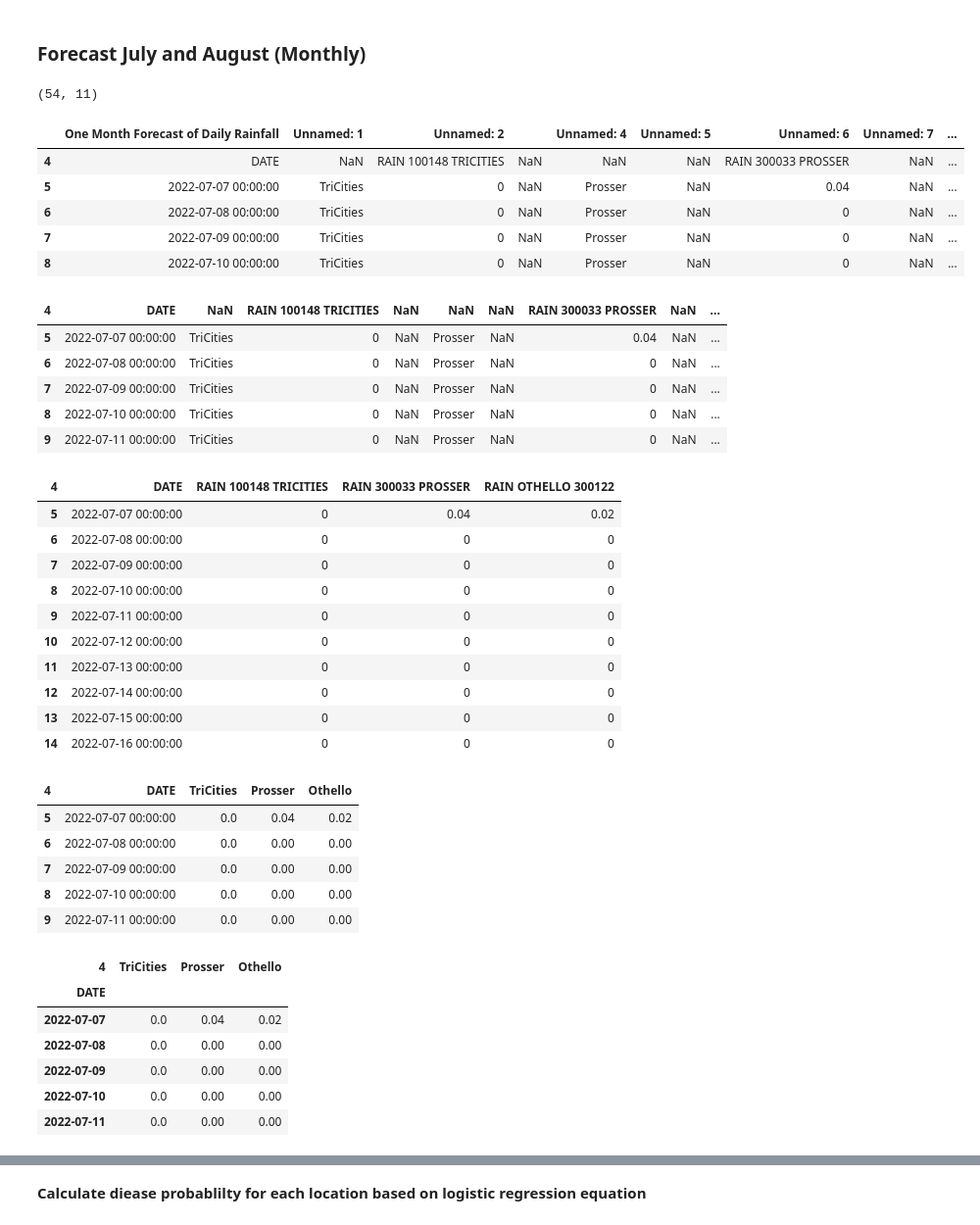
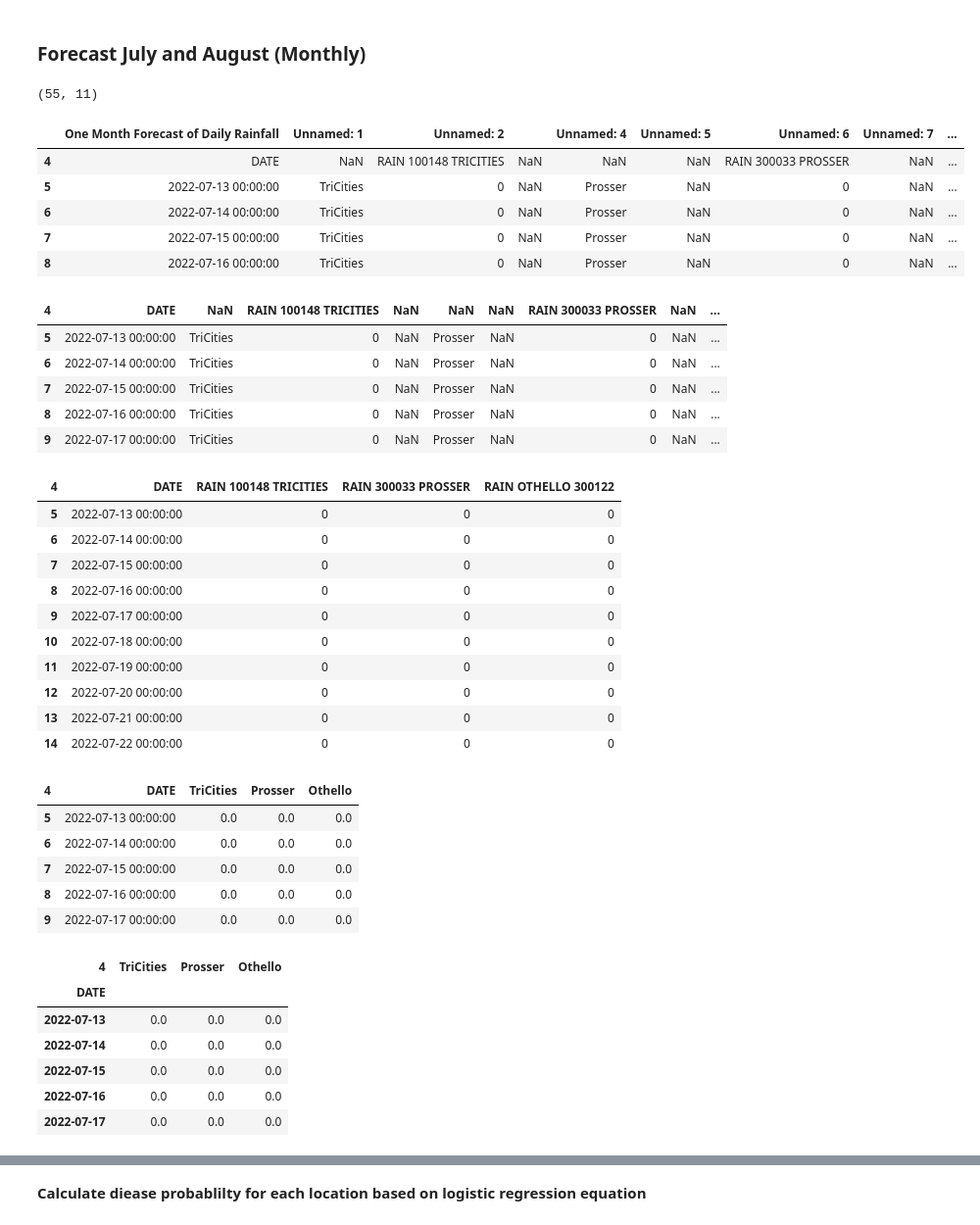
Before and after one commit to d-linnard/LateBlight, a Jupyter notebook: Scripts/Lateblight_2022_JA.ipynb, the cells around one changed output, grey strips where cells are left out. Shown at 98% size. Saved outputs shown, nothing was run; the diff lists cells and outputs as text; code cells hidden in the pictures.

Commit message:
forecasts

```diff
--- a/Scripts/Lateblight_2022_JA.ipynb
+++ b/Scripts/Lateblight_2022_JA.ipynb
@@ -262,44 +262,44 @@ RD_Aug_Tricities= 0
 # %% [markdown]
 ### Forecast July and August (Monthly)
 # %%
-df_forecast = pd.read_excel('7-7_8-10.xlsx', engine='openpyxl')
+df_forecast = pd.read_excel('7_13-8_17.xlsx', engine='openpyxl')
 print(df_forecast.shape)
 df_forecast = df_forecast.iloc[4:39]
 df_forecast.head()
 # %% [output]
-(54, 11)
+(55, 11)
 |  | One Month Forecast of Daily Rainfall | Unnamed: 1 | Unnamed: 2 |  | Unnamed: 4 | Unnamed: 5 | Unnamed: 6 | Unnamed: 7 | ... |
 | 4 | DATE | NaN | RAIN 100148 TRICITIES | NaN | NaN | NaN | RAIN 300033 PROSSER | NaN | ... |
-| 5 | 2022-07-07 00:00:00 | TriCities | 0 | NaN | Prosser | NaN | 0.04 | NaN | ... |
-| 6 | 2022-07-08 00:00:00 | TriCities | 0 | NaN | Prosser | NaN | 0 | NaN | ... |
-| 7 | 2022-07-09 00:00:00 | TriCities | 0 | NaN | Prosser | NaN | 0 | NaN | ... |
-| 8 | 2022-07-10 00:00:00 | TriCities | 0 | NaN | Prosser | NaN | 0 | NaN | ... |
+| 5 | 2022-07-13 00:00:00 | TriCities | 0 | NaN | Prosser | NaN | 0 | NaN | ... |
+| 6 | 2022-07-14 00:00:00 | TriCities | 0 | NaN | Prosser | NaN | 0 | NaN | ... |
+| 7 | 2022-07-15 00:00:00 | TriCities | 0 | NaN | Prosser | NaN | 0 | NaN | ... |
+| 8 | 2022-07-16 00:00:00 | TriCities | 0 | NaN | Prosser | NaN | 0 | NaN | ... |
 # %%
 df_forecast.columns = df_forecast.iloc[0]#rename column
 df_forecast = df_forecast.drop([4])#drop forth row
 df_forecast.head()
 # %% [output]
 | 4 | DATE | NaN | RAIN 100148 TRICITIES | NaN | NaN | NaN | RAIN 300033 PROSSER | NaN | ... |
-| 5 | 2022-07-07 00:00:00 | TriCities | 0 | NaN | Prosser | NaN | 0.04 | NaN | ... |
-| 6 | 2022-07-08 00:00:00 | TriCities | 0 | NaN | Prosser | NaN | 0 | NaN | ... |
-| 7 | 2022-07-09 00:00:00 | TriCities | 0 | NaN | Prosser | NaN | 0 | NaN | ... |
-| 8 | 2022-07-10 00:00:00 | TriCities | 0 | NaN | Prosser | NaN | 0 | NaN | ... |
-| 9 | 2022-07-11 00:00:00 | TriCities | 0 | NaN | Prosser | NaN | 0 | NaN | ... |
+| 5 | 2022-07-13 00:00:00 | TriCities | 0 | NaN | Prosser | NaN | 0 | NaN | ... |
+| 6 | 2022-07-14 00:00:00 | TriCities | 0 | NaN | Prosser | NaN | 0 | NaN | ... |
+| 7 | 2022-07-15 00:00:00 | TriCities | 0 | NaN | Prosser | NaN | 0 | NaN | ... |
+| 8 | 2022-07-16 00:00:00 | TriCities | 0 | NaN | Prosser | NaN | 0 | NaN | ... |
+| 9 | 2022-07-17 00:00:00 | TriCities | 0 | NaN | Prosser | NaN | 0 | NaN | ... |
 # %%
 df_simple = df_forecast[["DATE","RAIN 100148 TRICITIES","RAIN 300033 PROSSER", "RAIN OTHELLO 300122"]]
 df_simple.head(10)
 # %% [output]
 | 4 | DATE | RAIN 100148 TRICITIES | RAIN 300033 PROSSER | RAIN OTHELLO 300122 |
-| 5 | 2022-07-07 00:00:00 | 0 | 0.04 | 0.02 |
-| 6 | 2022-07-08 00:00:00 | 0 | 0 | 0 |
-| 7 | 2022-07-09 00:00:00 | 0 | 0 | 0 |
-| 8 | 2022-07-10 00:00:00 | 0 | 0 | 0 |
-| 9 | 2022-07-11 00:00:00 | 0 | 0 | 0 |
-| 10 | 2022-07-12 00:00:00 | 0 | 0 | 0 |
-| 11 | 2022-07-13 00:00:00 | 0 | 0 | 0 |
-| 12 | 2022-07-14 00:00:00 | 0 | 0 | 0 |
-| 13 | 2022-07-15 00:00:00 | 0 | 0 | 0 |
-| 14 | 2022-07-16 00:00:00 | 0 | 0 | 0 |
+| 5 | 2022-07-13 00:00:00 | 0 | 0 | 0 |
+| 6 | 2022-07-14 00:00:00 | 0 | 0 | 0 |
+| 7 | 2022-07-15 00:00:00 | 0 | 0 | 0 |
+| 8 | 2022-07-16 00:00:00 | 0 | 0 | 0 |
+| 9 | 2022-07-17 00:00:00 | 0 | 0 | 0 |
+| 10 | 2022-07-18 00:00:00 | 0 | 0 | 0 |
+| 11 | 2022-07-19 00:00:00 | 0 | 0 | 0 |
+| 12 | 2022-07-20 00:00:00 | 0 | 0 | 0 |
+| 13 | 2022-07-21 00:00:00 | 0 | 0 | 0 |
+| 14 | 2022-07-22 00:00:00 | 0 | 0 | 0 |
 # %%
 df_simple = df_simple.rename(columns={"RAIN 100148 TRICITIES": "TriCities",
                           "RAIN 300033 PROSSER": "Prosser",
@@ -309,11 +309,11 @@ df_simple[cols_to_check] = df_simple[cols_to_check].replace({'>=':''}, regex=Tru
 df_simple.head()
 # %% [output]
 | 4 | DATE | TriCities | Prosser | Othello |
-| 5 | 2022-07-07 00:00:00 | 0.0 | 0.04 | 0.02 |
-| 6 | 2022-07-08 00:00:00 | 0.0 | 0.00 | 0.00 |
-| 7 | 2022-07-09 00:00:00 | 0.0 | 0.00 | 0.00 |
-| 8 | 2022-07-10 00:00:00 | 0.0 | 0.00 | 0.00 |
-| 9 | 2022-07-11 00:00:00 | 0.0 | 0.00 | 0.00 |
+| 5 | 2022-07-13 00:00:00 | 0.0 | 0.0 | 0.0 |
+| 6 | 2022-07-14 00:00:00 | 0.0 | 0.0 | 0.0 |
+| 7 | 2022-07-15 00:00:00 | 0.0 | 0.0 | 0.0 |
+| 8 | 2022-07-16 00:00:00 | 0.0 | 0.0 | 0.0 |
+| 9 | 2022-07-17 00:00:00 | 0.0 | 0.0 | 0.0 |
 # %%
 df_simple.index = pd.to_datetime(df_simple['DATE'], errors = 'coerce')
 df_simple= df_simple.drop('DATE',1)
@@ -321,11 +321,11 @@ df_simple.head()
 # %% [output]
 | 4 | TriCities | Prosser | Othello |
 | DATE |  |  |  |
-| 2022-07-07 | 0.0 | 0.04 | 0.02 |
-| 2022-07-08 | 0.0 | 0.00 | 0.00 |
-| 2022-07-09 | 0.0 | 0.00 | 0.00 |
-| 2022-07-10 | 0.0 | 0.00 | 0.00 |
-| 2022-07-11 | 0.0 | 0.00 | 0.00 |
+| 2022-07-13 | 0.0 | 0.0 | 0.0 |
+| 2022-07-14 | 0.0 | 0.0 | 0.0 |
+| 2022-07-15 | 0.0 | 0.0 | 0.0 |
+| 2022-07-16 | 0.0 | 0.0 | 0.0 |
+| 2022-07-17 | 0.0 | 0.0 | 0.0 |
 # %%
 grouped_forecast = (df_simple).astype(bool).groupby(df_simple.index.month).sum().reset_index()
 grouped_forecast
```
Also changed, not shown: parts of 9 cells of this notebook, 6 other files.
